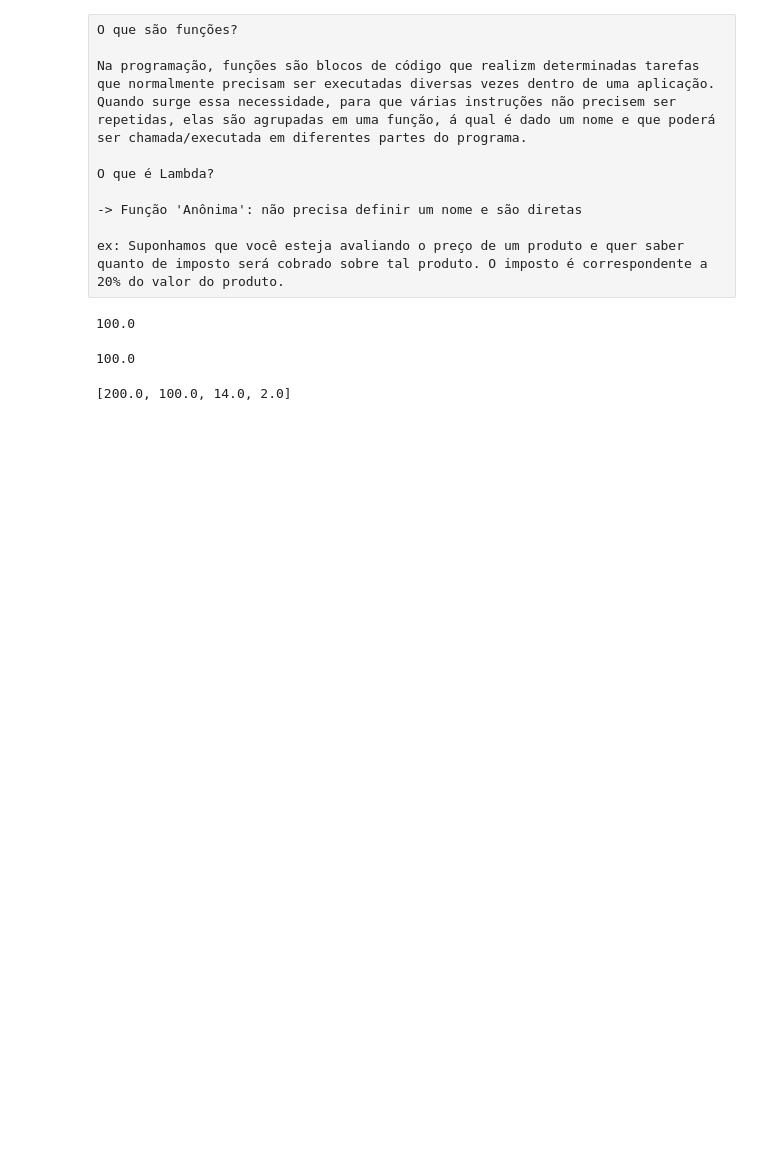
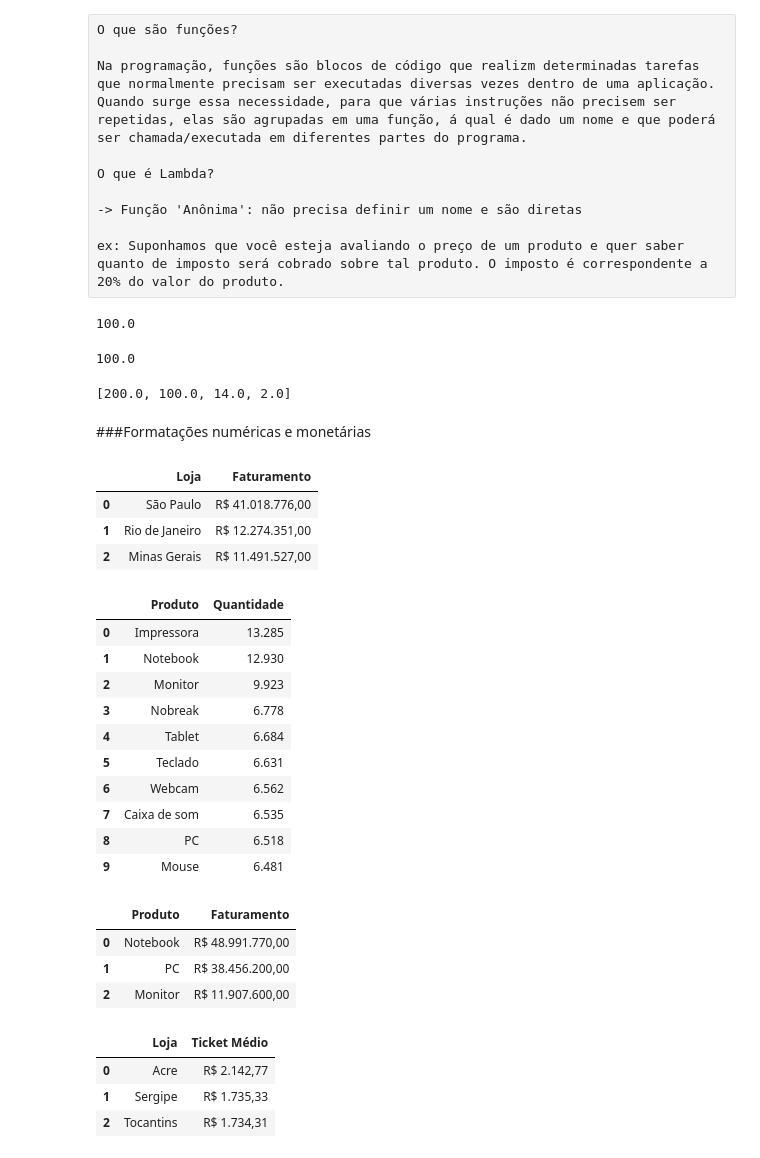
Before and after one commit to leandroclv/python_data_science, a Jupyter notebook: projeto_1/projeto_1.ipynb, the cells around one changed output. Drawn from its saved outputs; the diff is of its cells as text; code cells hidden in the pictures; blank space fills up the shorter version.

```diff
--- a/projeto_1/projeto_1.ipynb
+++ b/projeto_1/projeto_1.ipynb
@@ -191,3 +191,5 @@ impostos = list(map(lambda x: x * 0.2, precos))
 print(impostos)
 # %% [output]
 [200.0, 100.0, 14.0, 2.0]
+# %% [markdown]
+###Formatações numéricas e monetárias
@@ -193,0 +202,48 @@ print(impostos)
+# %%
+#Loja/estado que mais vendeu (em faturamento)
+from babel.numbers import format_currency
+tb_fat_loja_format = pd.DataFrame(tabela_loja['Faturamento'].apply(lambda x: format_currency(x, 'BRL', locale='pt_BR')))
+tb_fat_loja_format = tb_fat_loja_format.reset_index()
+tb_fat_loja_format.head(3)
+# %% [output]
+|  | Loja | Faturamento |
+| 0 | São Paulo | R$ 41.018.776,00 |
+| 1 | Rio de Janeiro | R$ 12.274.351,00 |
+| 2 | Minas Gerais | R$ 11.491.527,00 |
+# %%
+#Produtos mais vendidos (em quantidade)
+tb_quantidade_produto_format = pd.DataFrame(tb_quantidade_produto['Quantidade'].apply(lambda x: '{:,}'.format(x).replace(',', '.')))
+tb_quantidade_produto_format = tb_quantidade_produto_format.reset_index()
+tb_quantidade_produto_format
+# %% [output]
+|  | Produto | Quantidade |
+| 0 | Impressora | 13.285 |
+| 1 | Notebook | 12.930 |
+| 2 | Monitor | 9.923 |
+| 3 | Nobreak | 6.778 |
+| 4 | Tablet | 6.684 |
+| 5 | Teclado | 6.631 |
+| 6 | Webcam | 6.562 |
+| 7 | Caixa de som | 6.535 |
+| 8 | PC | 6.518 |
+| 9 | Mouse | 6.481 |
+# %%
+#Produtos mais vendidos (em faturamento)
+tab_fat_prod_format = pd.DataFrame(tabela_fat_prod['Faturamento'].apply(lambda x: format_currency(x, 'BRL', locale='pt_BR')))
+tab_fat_prod_format = tab_fat_prod_format.reset_index()
+tab_fat_prod_format.head(3)
+# %% [output]
+|  | Produto | Faturamento |
+| 0 | Notebook | R$ 48.991.770,00 |
+| 1 | PC | R$ 38.456.200,00 |
+| 2 | Monitor | R$ 11.907.600,00 |
+# %%
+#Ticket médio por loja/estado
+tb_ticket_medio_format = pd.DataFrame(tb_ticket_medio['Ticket Médio'].apply(lambda x: format_currency(x, 'BRL', locale='pt_BR')))
+tb_ticket_medio_format = tb_ticket_medio_format.reset_index()
+tb_ticket_medio_format.head(3)
+# %% [output]
+|  | Loja | Ticket Médio |
+| 0 | Acre | R$ 2.142,77 |
+| 1 | Sergipe | R$ 1.735,33 |
+| 2 | Tocantins | R$ 1.734,31 |
```
Also changed, not shown: parts of 1 cell of this notebook.
